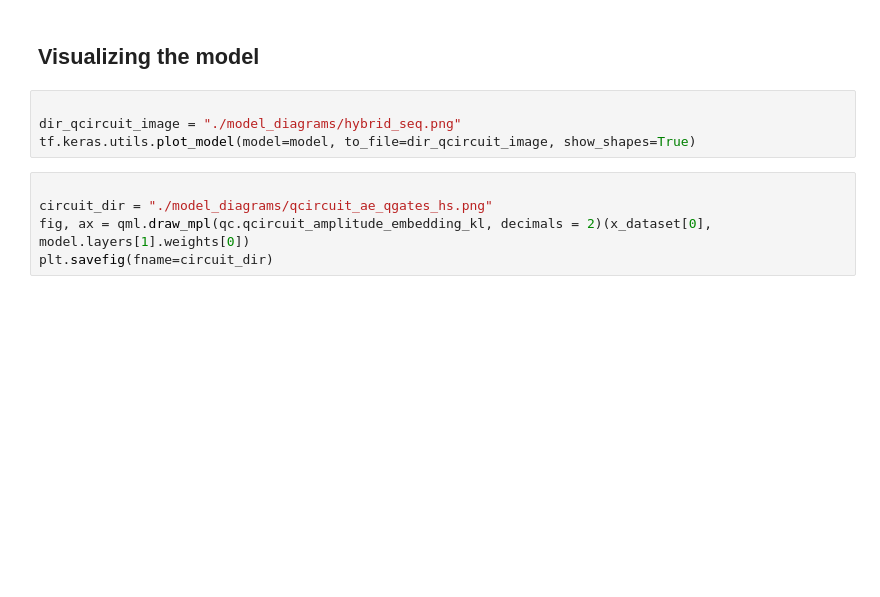
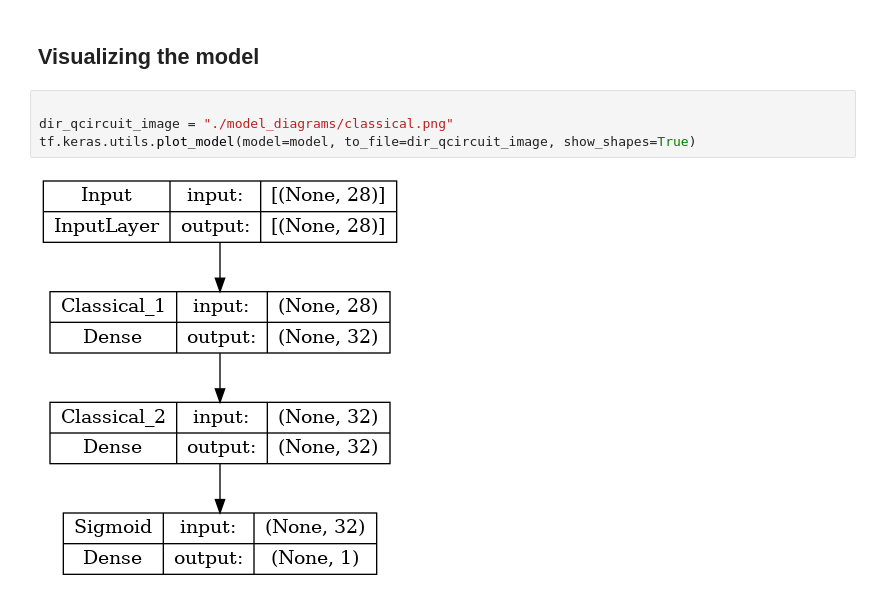
Before and after one commit to Totx/VQC_Hybrid_classifiers, a Jupyter notebook: VQC_Classical.ipynb, the cells around one changed output. Cells and saved outputs as stored; diff of their text form; blank space fills up the shorter version.

```diff
--- a/VQC_Classical.ipynb
+++ b/VQC_Classical.ipynb
@@ -305,10 +377,7 @@ plt.savefig(fname=plot_dir)
 ## Visualizing the model
 # %%
 
-dir_qcircuit_image = "./model_diagrams/hybrid_seq.png"
+dir_qcircuit_image = "./model_diagrams/classical.png"
 tf.keras.utils.plot_model(model=model, to_file=dir_qcircuit_image, show_shapes=True)
+# %% [output]
+[figure, added]
-# %%
-
-circuit_dir = "./model_diagrams/qcircuit_ae_qgates_hs.png"
-fig, ax = qml.draw_mpl(qc.qcircuit_amplitude_embedding_kl, decimals = 2)(x_dataset[0], model.layers[1].weights[0])
-plt.savefig(fname=circuit_dir)
```
Also changed, not shown: parts of 10 cells of this notebook, 9 other files.
